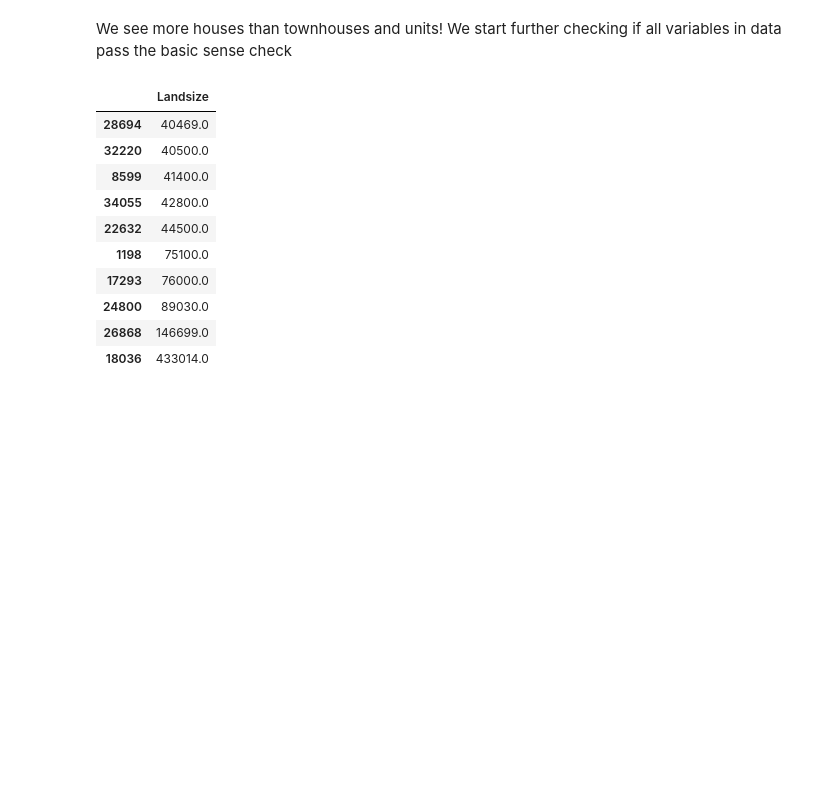
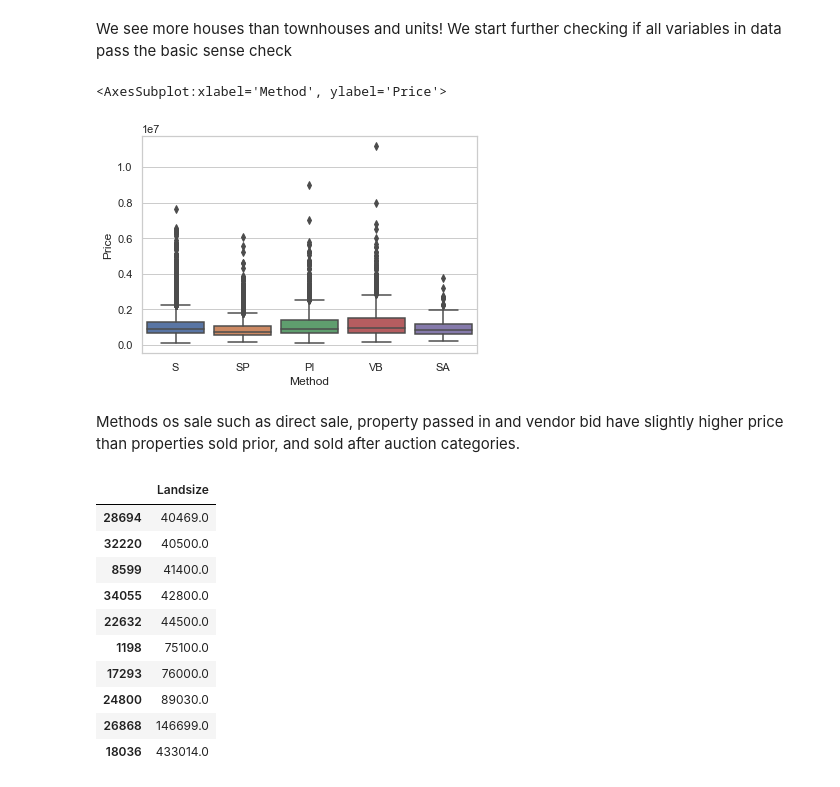
Before and after one commit to abhinav-sharma-6167/DS-Python-Project, a Jupyter notebook: Python Project - Melbourne Housing Analysis.ipynb, the cells around one changed output. Drawn from its saved outputs; the diff is of its cells as text; code cells hidden in the pictures; blank space fills up the shorter version.

```diff
--- a/Python Project - Melbourne Housing Analysis.ipynb
+++ b/Python Project - Melbourne Housing Analysis.ipynb
@@ -257,6 +269,14 @@ sns.countplot(x='Type', data=data_2)
 [figure]
 # %% [markdown]
 We see more houses than townhouses and units! We start further checking if all variables in data pass the basic sense check
+# %%
+## Boxplot Comparison of Prices and Method of Sale
+sns.boxplot(y="Price", x="Method", data=data_2, width=0.85)
+# %% [output]
+<AxesSubplot:xlabel='Method', ylabel='Price'>
+[figure, added]
+# %% [markdown]
+Methods os sale such as direct sale, property passed in and vendor bid have slightly higher price than properties sold prior, and sold after auction categories.
 # %%
 #data_2["Landsize"].describe()
 data_2[["Landsize"]].dropna().sort_values(by = 'Landsize').tail(10)
```
Also changed, not shown: parts of 34 cells of this notebook.
